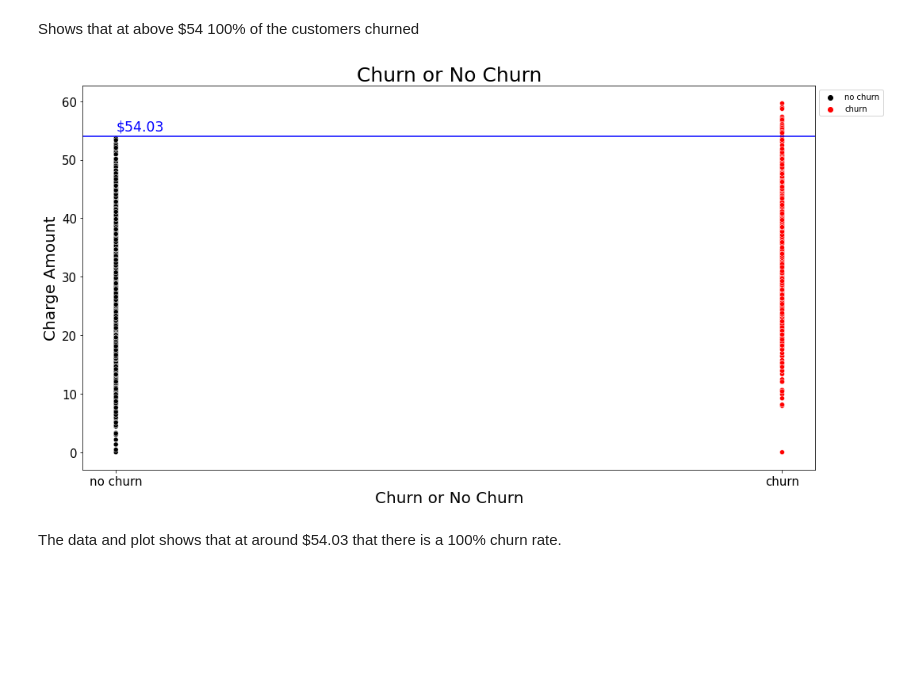
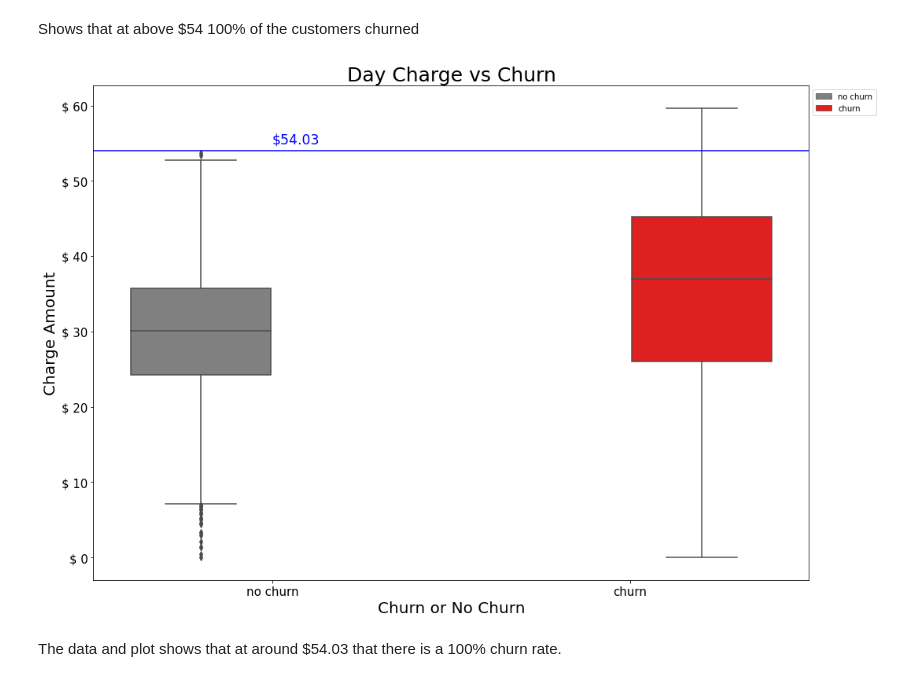
Before and after one commit to anguyen61191/SyriaTel-Customer-Churn, a Jupyter notebook: SyriaTelecommunication.ipynb, the cells around one changed output. Cells and saved outputs as stored; diff of their text form; code cells hidden in the pictures; blank space fills up the shorter version.

Commit message:
6/2/2022 changes and added visuals

```diff
--- a/SyriaTelecommunication.ipynb
+++ b/SyriaTelecommunication.ipynb
@@ -659,18 +660,28 @@ df_clean.groupby('international_plan').mean().reset_index()
 
 fig, ax = plt.subplots(figsize=(10,8))
 
-sns.barplot(x = 'international_plan', y = 'churn', data = df_clean.groupby('international_plan').mean().reset_index(), ax = ax)
+sns.barplot(x = 'international_plan', y = 'churn',
+            data = df_clean.groupby('international_plan').mean().reset_index(),
+            ax = ax, palette= ['grey', 'red'])
 
 plt.title('Percentage of Customer Churn for International Plan Holders', fontsize = 25)
 
 ax.tick_params(axis = 'both', labelsize = 15)
 
-plt.xlabel('International Plan True/False', fontsize = 20)
+plt.xlabel('International Plan', fontsize = 20)
 
 plt.ylabel('Churn Rate', fontsize = 20)
 
 ax.set_xticklabels(['No International Plan', 'Has International Plan'])
 
+ax.get_yaxis().set_major_formatter(ticker.FuncFormatter((lambda x, pos: '{:.0%}'.format(x))))
+
+for p in ax.patches:
+    width = p.get_width()
+    height = p.get_height()
+    x, y = p.get_xy()
+    ax.annotate(f'{height:.0%}', (x + width/2, y + height*1.02), ha='center' , size = 15)
+
 plt.tight_layout()
 
 plt.savefig('img/International_Plan_Churn.png', bbox_inches = "tight")
@@ -773,24 +784,26 @@ df_churn_no_churn["churn_no_churn"] = df.apply(lambda row: categorise(row), axis
 # %%
 # Graph for churn NO Churn
 
-fig, ax = plt.subplots(figsize=(15,8))
-plt.title('Churn or No Churn', fontsize = 25)
-sns.scatterplot(x="churn_no_churn",y="total_day_charge", data = df_churn_no_churn, hue = "churn_no_churn",
-               palette = ['black', 'red'])
+fig, ax = plt.subplots(figsize=(15,10))
+plt.title('Day Charge vs Churn', fontsize = 25)
+sns.boxplot(x="churn_no_churn",y="total_day_charge", data = df_churn_no_churn, hue = "churn_no_churn",
+               palette = ['grey', 'red'])
 ax.axhline(54.03, color = 'blue')
-plt.text(x = 'no churn',
-         y= 55,
+plt.text(x = 0,
+        y= 55,
         s= "$54.03",
         color = 'blue',
         size = 'xx-large')
 ax.tick_params(axis = 'both', labelsize = 15)
 ax.legend(bbox_to_anchor = (1,1), loc = "upper left", borderaxespad = .5)
 plt.xlabel('Churn or No Churn', fontsize = 20)
 plt.ylabel("Charge Amount", fontsize = 20)
+ax.get_yaxis().set_major_formatter(ticker.FuncFormatter((lambda x, pos: '$ {:,.0f}'.format(x))))
+
 plt.tight_layout()
 
 plt.savefig('img/Distribution_Total_Day_Charge.png', bbox_inches = "tight")
 # %% [output]
-[figure, old version]
+[figure, new version]
 # %% [markdown]
 The data and plot shows that at around $54.03 that there is a 100% churn rate.
```
Also changed, not shown: parts of 13 cells of this notebook, 4 other files.
